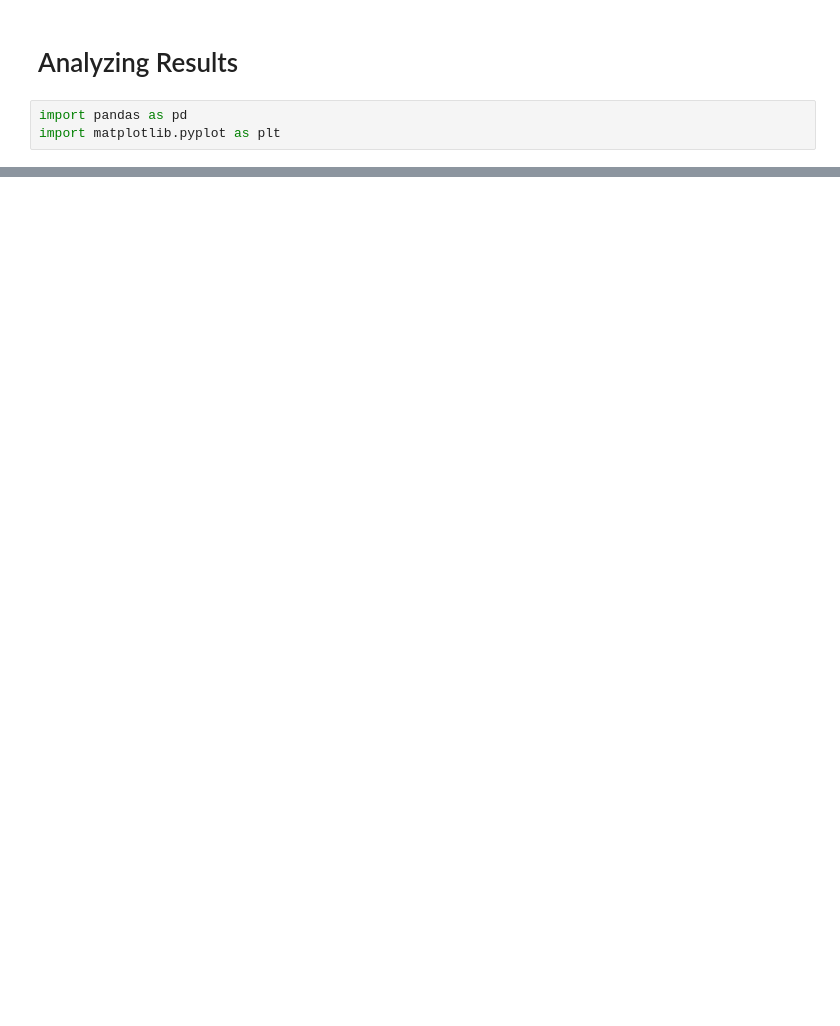
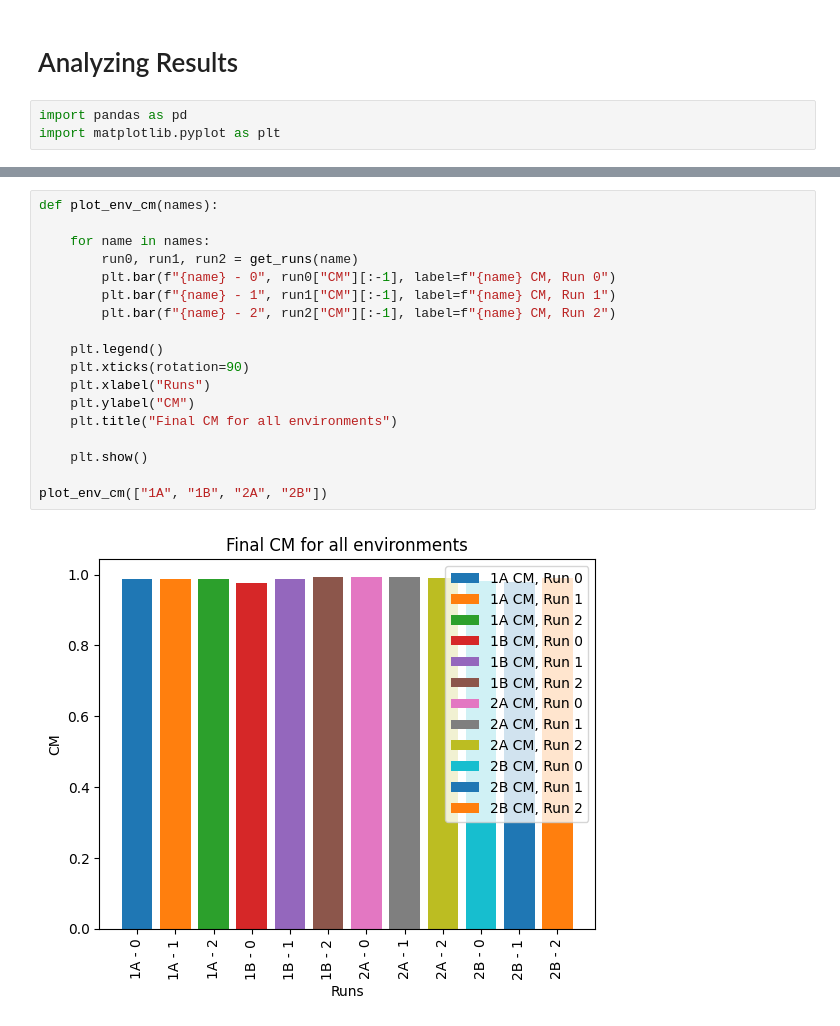
Before and after one commit to Maxuuuuuu/naco-project, a Jupyter notebook: analysis.ipynb, the cells around one changed output, grey strips where cells are left out. Drawn from its saved outputs; the diff is of its cells as text; blank space fills up the shorter version.

```diff
--- a/analysis.ipynb
+++ b/analysis.ipynb
@@ -23,0 +92,20 @@ plt.show()
+# %%
+def plot_env_cm(names):
+
+    for name in names:
+        run0, run1, run2 = get_runs(name)
+        plt.bar(f"{name} - 0", run0["CM"][:-1], label=f"{name} CM, Run 0")
+        plt.bar(f"{name} - 1", run1["CM"][:-1], label=f"{name} CM, Run 1")
+        plt.bar(f"{name} - 2", run2["CM"][:-1], label=f"{name} CM, Run 2")
+
+    plt.legend()
+    plt.xticks(rotation=90)
+    plt.xlabel("Runs")
+    plt.ylabel("CM")
+    plt.title("Final CM for all environments")
+
+    plt.show()
+
+plot_env_cm(["1A", "1B", "2A", "2B"])
+# %% [output]
+[figure, added]
```
Also changed, not shown: parts of 3 cells of this notebook.
